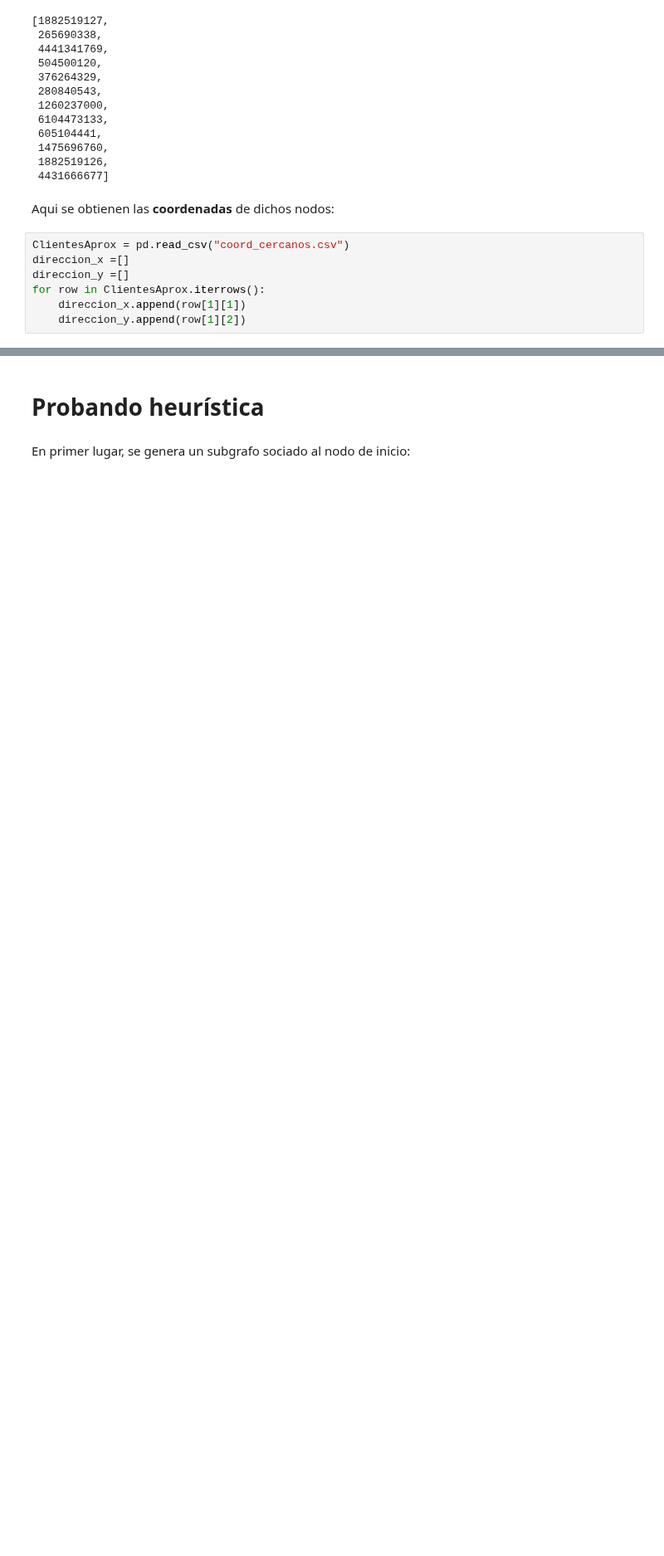
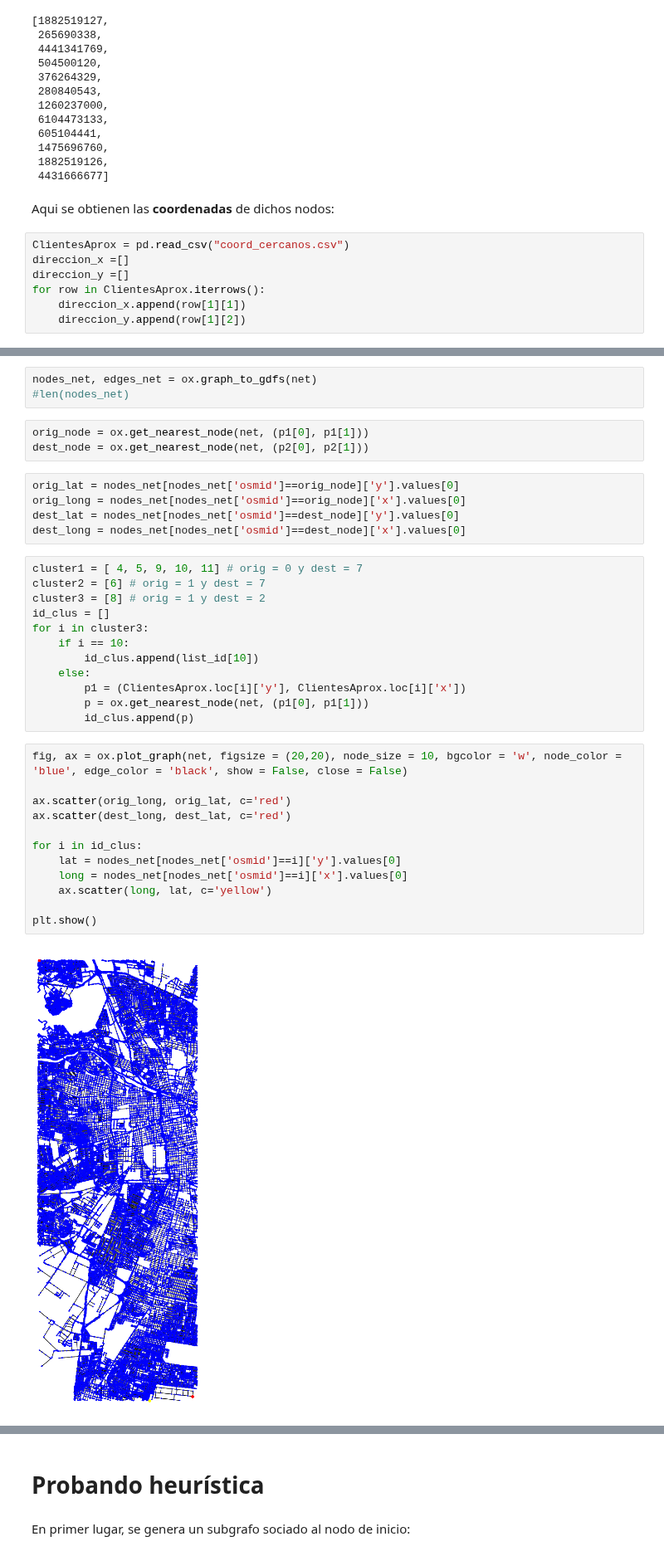
Before and after one commit to BereVF/IPre-2021-2, a Jupyter notebook: Avance 4-2 (1).ipynb, the cells around one changed output, grey strips where cells are left out. Shown at 83% size. Saved outputs shown, nothing was run; the diff lists cells and outputs as text; blank space fills up the shorter version.

```diff
--- a/Avance 4-2 (1).ipynb
+++ b/Avance 4-2 (1).ipynb
@@ -347,0 +381,37 @@ for row in ClientesAprox.iterrows():
+# %%
+nodes_net, edges_net = ox.graph_to_gdfs(net)
+#len(nodes_net)
+# %%
+orig_node = ox.get_nearest_node(net, (p1[0], p1[1]))
+dest_node = ox.get_nearest_node(net, (p2[0], p2[1]))
+# %%
+orig_lat = nodes_net[nodes_net['osmid']==orig_node]['y'].values[0]
+orig_long = nodes_net[nodes_net['osmid']==orig_node]['x'].values[0]
+dest_lat = nodes_net[nodes_net['osmid']==dest_node]['y'].values[0]
+dest_long = nodes_net[nodes_net['osmid']==dest_node]['x'].values[0]
+# %%
+cluster1 = [ 4, 5, 9, 10, 11] # orig = 0 y dest = 7
+cluster2 = [6] # orig = 1 y dest = 7
+cluster3 = [8] # orig = 1 y dest = 2
+id_clus = []
+for i in cluster3:
+    if i == 10:
+        id_clus.append(list_id[10])
+    else:
+        p1 = (ClientesAprox.loc[i]['y'], ClientesAprox.loc[i]['x'])
+        p = ox.get_nearest_node(net, (p1[0], p1[1]))
+        id_clus.append(p)
+# %%
+fig, ax = ox.plot_graph(net, figsize = (20,20), node_size = 10, bgcolor = 'w', node_color = 'blue', edge_color = 'black', show = False, close = False)
+
+ax.scatter(orig_long, orig_lat, c='red')
+ax.scatter(dest_long, dest_lat, c='red')
+
+for i in id_clus:
+    lat = nodes_net[nodes_net['osmid']==i]['y'].values[0]
+    long = nodes_net[nodes_net['osmid']==i]['x'].values[0]
+    ax.scatter(long, lat, c='yellow')
+
+plt.show()
+# %% [output]
+[figure, added]
```
Also changed, not shown: parts of 21 cells of this notebook.
